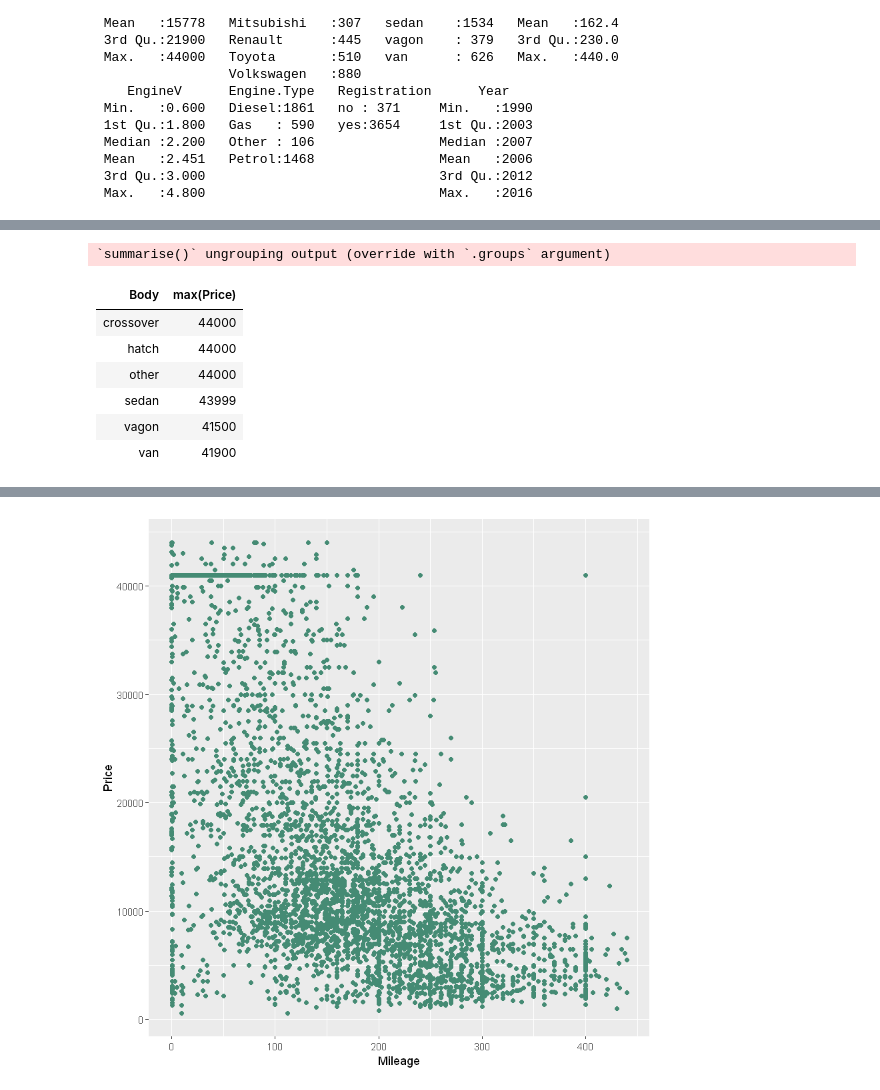
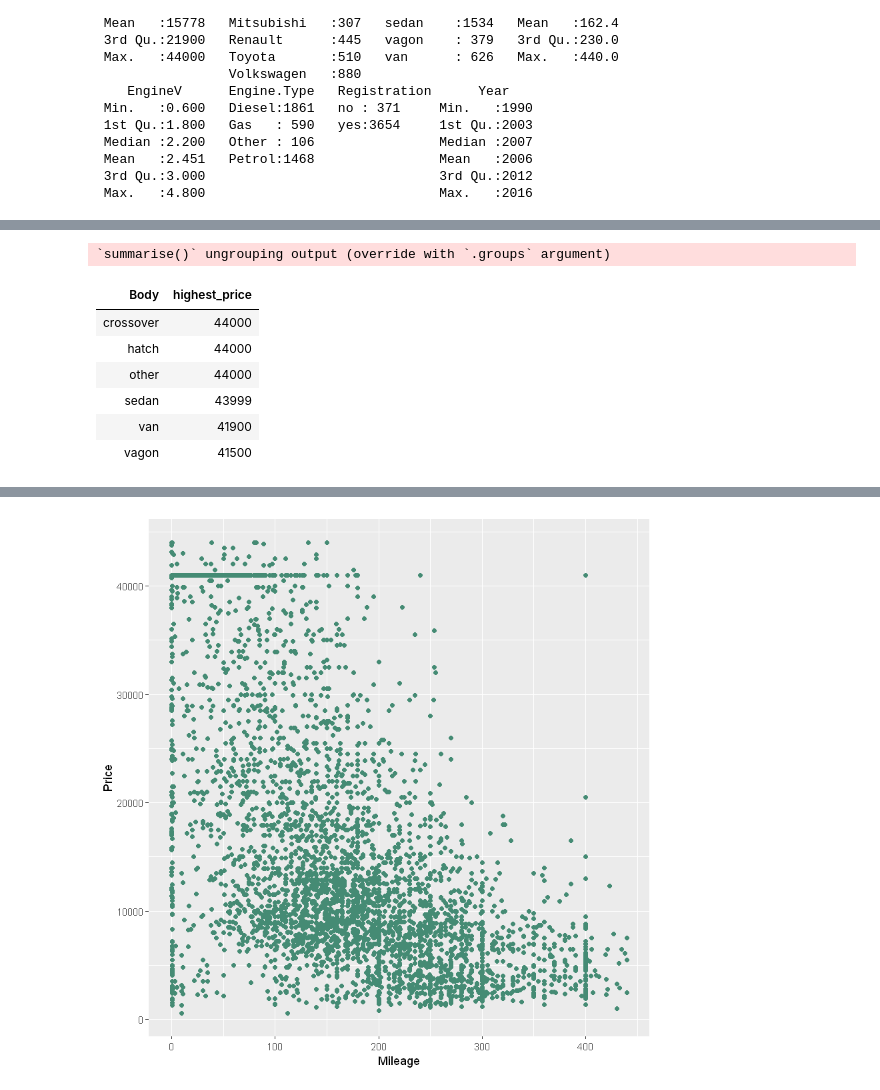
Before and after one commit to nithinivi/DataScienceInR, a Jupyter notebook: lesson-03/EDA.ipynb, the cells around one changed output, grey strips where cells are left out. Cells and saved outputs as stored; diff of their text form; code cells hidden in the pictures.

```diff
--- a/lesson-03/EDA.ipynb
+++ b/lesson-03/EDA.ipynb
@@ -439,14 +504,15 @@ summarise(mean(Price))
 # %%
-## MAXIMUM PRICE BY BODY TYPE
+## MAXIMUM PRICE BY BODY
 data %>%
 group_by(Body) %>%
-summarise(max(Price))
+summarise(highest_price=max(Price))%>%
+arrange(desc(highest_price))
 # %% [output]
 `summarise()` ungrouping output (override with `.groups` argument)
-| Body | max(Price) |
+| Body | highest_price |
 | crossover | 44000 |
 | hatch | 44000 |
 | other | 44000 |
 | sedan | 43999 |
+| van | 41900 |
 | vagon | 41500 |
-| van | 41900 |
```
Also changed, not shown: parts of 13 cells of this notebook.
